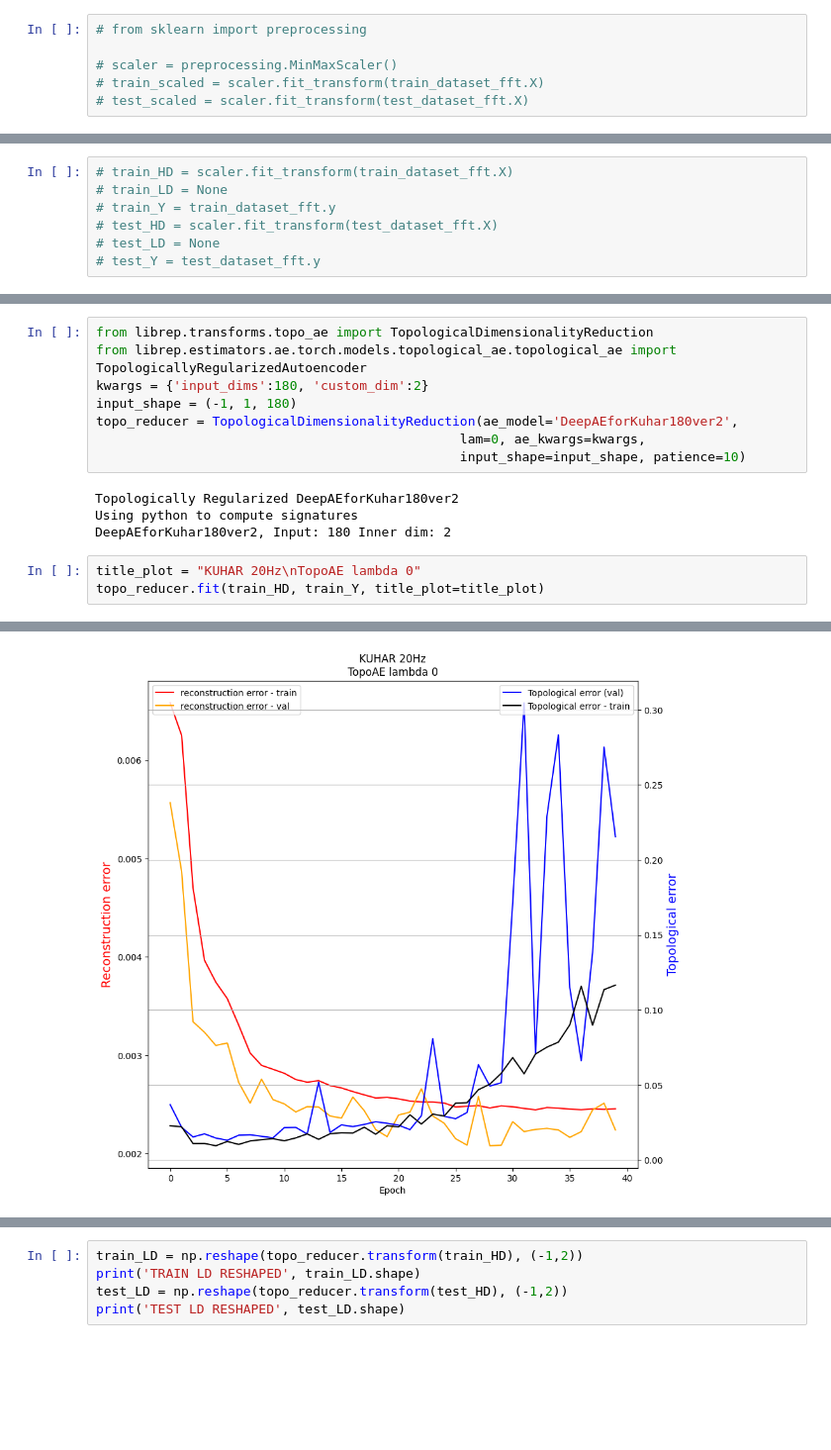
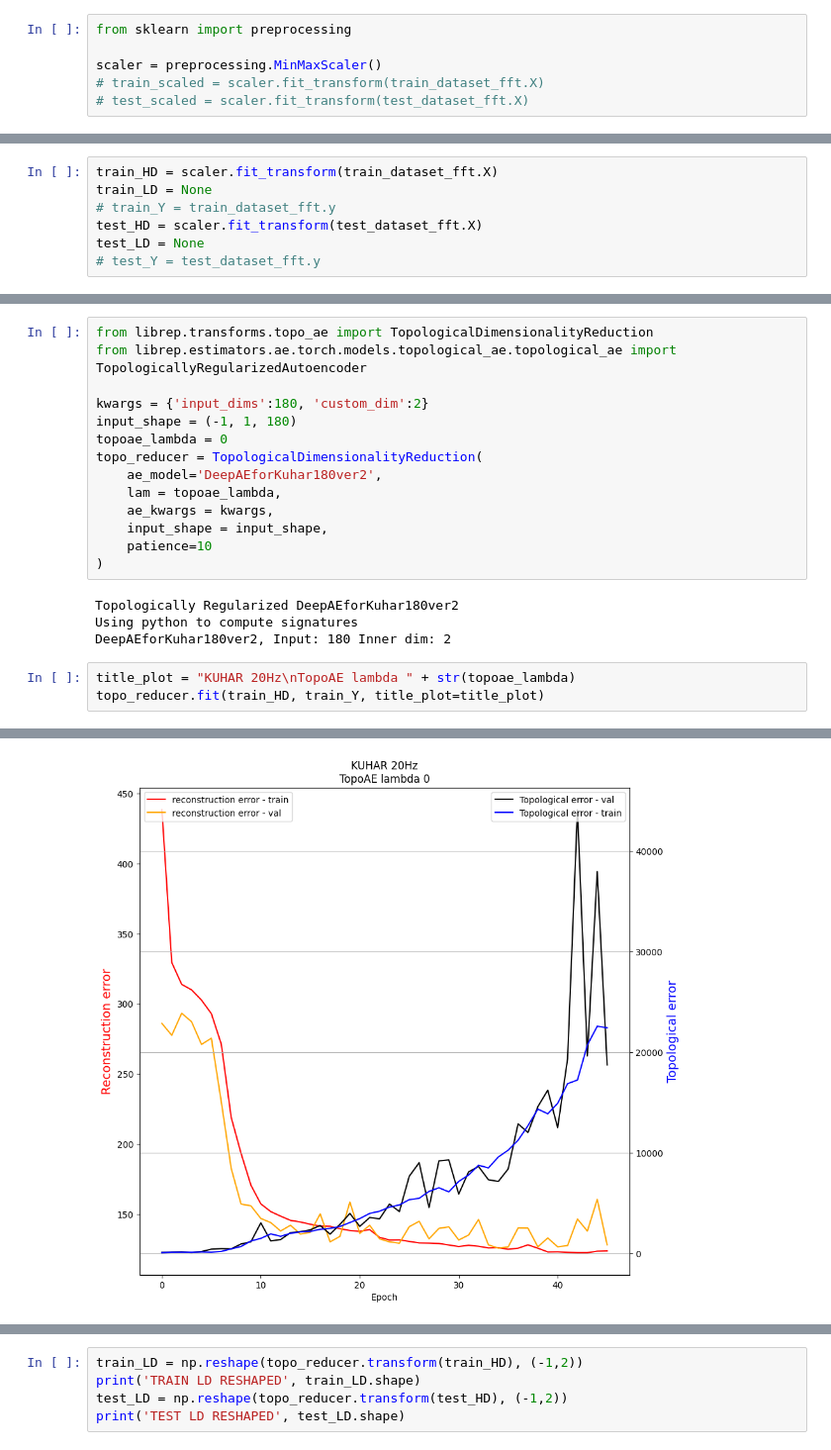
Before and after one commit to otavioon/librep-hiaac, a Jupyter notebook: experiments/Topological_ae/Experiments_topoae_KuHar20Hz_individual.ipynb, the cells around one changed output, grey strips where cells are left out. Shown: that part at 99% size. Cells and saved outputs as stored; diff of their text form; blank space fills up the shorter version.

Commit message:
More test for KuHar20Hz

```diff
--- a/experiments/Topological_ae/Experiments_topoae_KuHar20Hz_individual.ipynb
+++ b/experiments/Topological_ae/Experiments_topoae_KuHar20Hz_individual.ipynb
@@ -187,9 +188,9 @@ plt.show()
 [figure]
 [figure]
 # %%
-# from sklearn import preprocessing
+from sklearn import preprocessing
 
-# scaler = preprocessing.MinMaxScaler()
+scaler = preprocessing.MinMaxScaler()
 # train_scaled = scaler.fit_transform(train_dataset_fft.X)
 # test_scaled = scaler.fit_transform(test_dataset_fft.X)
 # %%
@@ -199,7 +198,7 @@ plt.show()
 # %%
-# train_HD = scaler.fit_transform(train_dataset_fft.X)
-# train_LD = None
+train_HD = scaler.fit_transform(train_dataset_fft.X)
+train_LD = None
 # train_Y = train_dataset_fft.y
-# test_HD = scaler.fit_transform(test_dataset_fft.X)
-# test_LD = None
+test_HD = scaler.fit_transform(test_dataset_fft.X)
+test_LD = None
 # test_Y = test_dataset_fft.y
@@ -220,16 +211,22 @@ The topological autoencoder can be used as a generic one by applying a lambda va
 # %%
 from librep.transforms.topo_ae import TopologicalDimensionalityReduction
 from librep.estimators.ae.torch.models.topological_ae.topological_ae import TopologicallyRegularizedAutoencoder
+
 kwargs = {'input_dims':180, 'custom_dim':2}
 input_shape = (-1, 1, 180)
-topo_reducer = TopologicalDimensionalityReduction(ae_model='DeepAEforKuhar180ver2',
-                                               lam=0, ae_kwargs=kwargs,
-                                               input_shape=input_shape, patience=10)
+topoae_lambda = 0
+topo_reducer = TopologicalDimensionalityReduction(
+    ae_model='DeepAEforKuhar180ver2',
+    lam = topoae_lambda,
+    ae_kwargs = kwargs,
+    input_shape = input_shape,
+    patience=10
+)
 # %% [output]
 Topologically Regularized DeepAEforKuhar180ver2
 Using python to compute signatures
 DeepAEforKuhar180ver2, Input: 180 Inner dim: 2
 # %%
-title_plot = "KUHAR 20Hz\nTopoAE lambda 0"
+title_plot = "KUHAR 20Hz\nTopoAE lambda " + str(topoae_lambda)
 topo_reducer.fit(train_HD, train_Y, title_plot=title_plot)
 # %% [output]
@@ -253,4 +250,4 @@ Epoch:40, P:0, Loss:0.0022, Loss-ae:0.0022, Loss-topo:0.2155
-[figure, old version]
+[figure, new version]
 <librep.transforms.topo_ae.TopologicalDimensionalityReduction at 0x...>
 # %%
 train_LD = np.reshape(topo_reducer.transform(train_HD), (-1,2))
```
Also changed, not shown: parts of 81 cells of this notebook, 4 other files.
